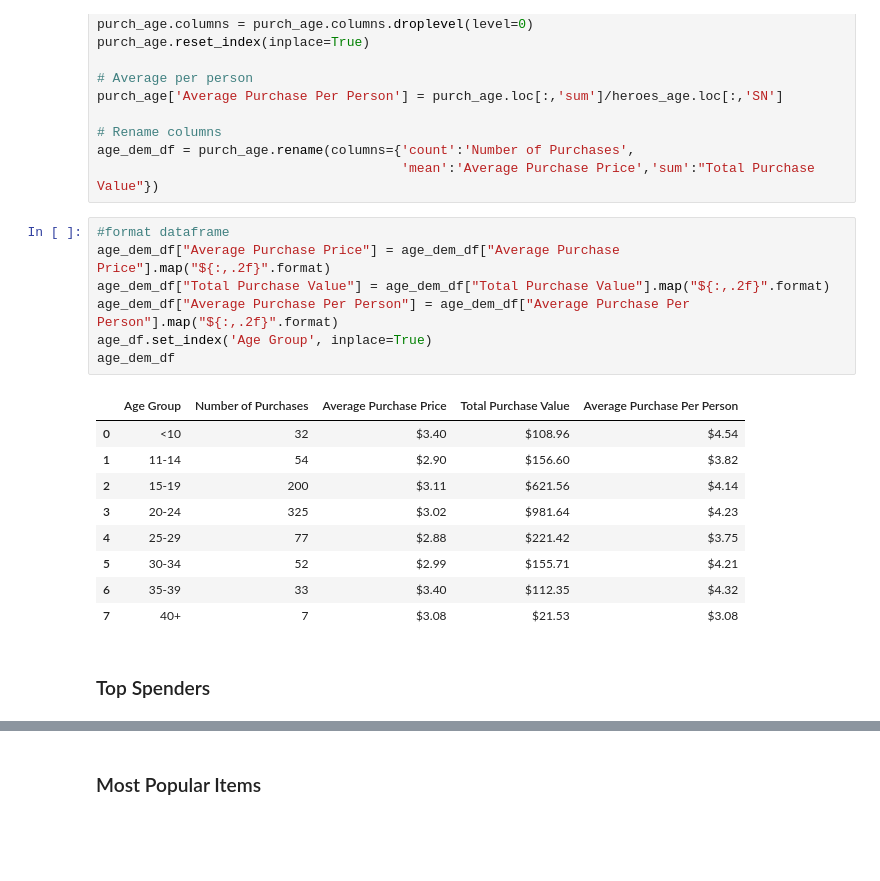
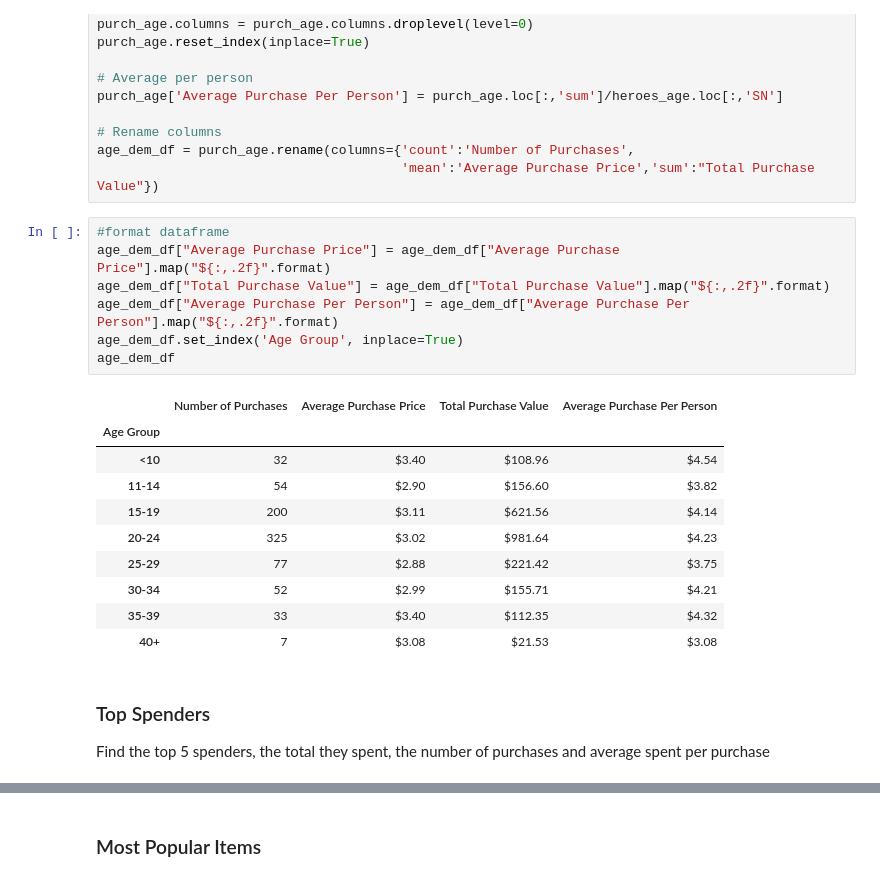
Before and after one commit to jackrapp/pandas_hw, a Jupyter notebook: Heroes_of_Pymoli.ipynb, the cells around one changed output, grey strips where cells are left out. Cells and saved outputs as stored; diff of their text form; blank space fills up the shorter version.

```diff
--- a/Heroes_of_Pymoli.ipynb
+++ b/Heroes_of_Pymoli.ipynb
@@ -197,22 +197,25 @@ age_dem_df = purch_age.rename(columns={'count':'Number of Purchases',
 # %%
 #format dataframe
 age_dem_df["Average Purchase Price"] = age_dem_df["Average Purchase Price"].map("${:,.2f}".format)
 age_dem_df["Total Purchase Value"] = age_dem_df["Total Purchase Value"].map("${:,.2f}".format)
 age_dem_df["Average Purchase Per Person"] = age_dem_df["Average Purchase Per Person"].map("${:,.2f}".format)
-age_df.set_index('Age Group', inplace=True)
+age_dem_df.set_index('Age Group', inplace=True)
 age_dem_df
 # %% [output]
-|  | Age Group | Number of Purchases | Average Purchase Price | Total Purchase Value | Average Purchase Per Person |
-| 0 | <10 | 32 | $3.40 | $108.96 | $4.54 |
-| 1 | 11-14 | 54 | $2.90 | $156.60 | $3.82 |
-| 2 | 15-19 | 200 | $3.11 | $621.56 | $4.14 |
-| 3 | 20-24 | 325 | $3.02 | $981.64 | $4.23 |
-| 4 | 25-29 | 77 | $2.88 | $221.42 | $3.75 |
-| 5 | 30-34 | 52 | $2.99 | $155.71 | $4.21 |
-| 6 | 35-39 | 33 | $3.40 | $112.35 | $4.32 |
-| 7 | 40+ | 7 | $3.08 | $21.53 | $3.08 |
+|  | Number of Purchases | Average Purchase Price | Total Purchase Value | Average Purchase Per Person |
+| Age Group |  |  |  |  |
+| <10 | 32 | $3.40 | $108.96 | $4.54 |
+| 11-14 | 54 | $2.90 | $156.60 | $3.82 |
+| 15-19 | 200 | $3.11 | $621.56 | $4.14 |
+| 20-24 | 325 | $3.02 | $981.64 | $4.23 |
+| 25-29 | 77 | $2.88 | $221.42 | $3.75 |
+| 30-34 | 52 | $2.99 | $155.71 | $4.21 |
+| 35-39 | 33 | $3.40 | $112.35 | $4.32 |
+| 40+ | 7 | $3.08 | $21.53 | $3.08 |
-# %% [markdown]
-### Top Spenders
+# %% [markdown]
+### Top Spenders
+
+Find the top 5 spenders, the total they spent, the number of purchases and average spent per purchase
 # %%
 #groupby SN
 spenders_df = heroes_df.groupby("SN")
```
Also changed, not shown: parts of 3 cells of this notebook.
